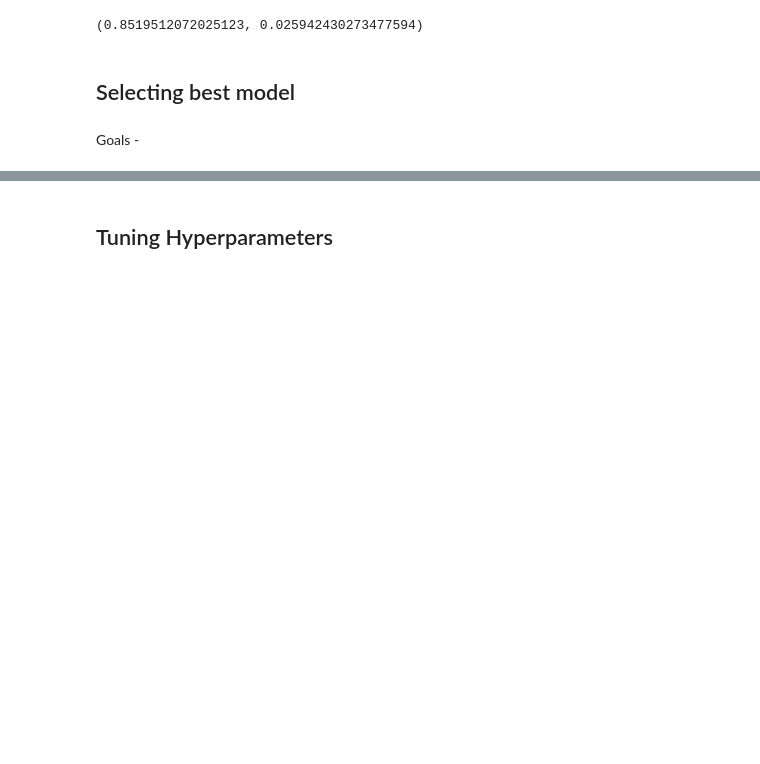
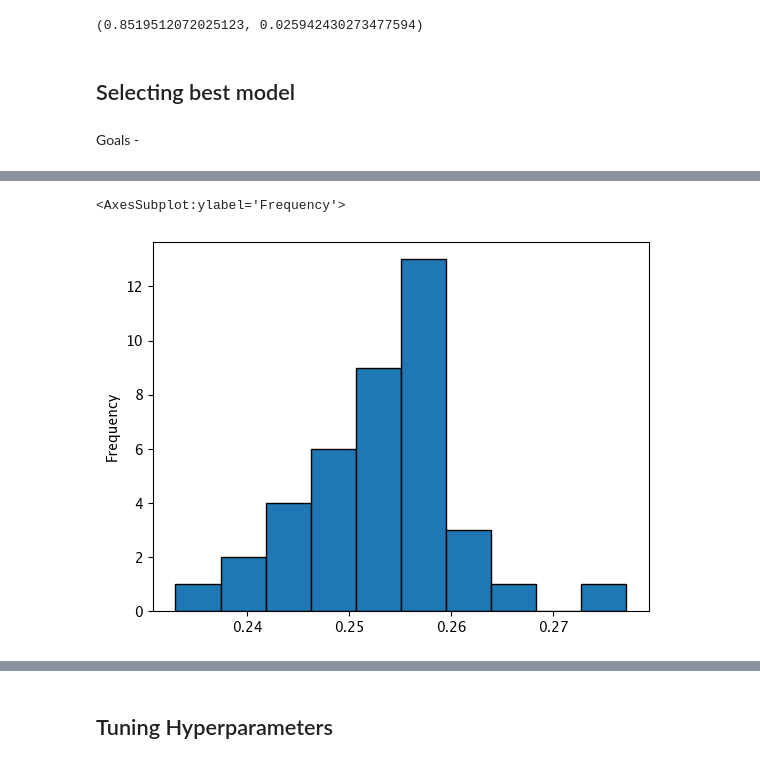
Before and after one commit to arthurlemon/courses, a Jupyter notebook: ML/sklearn/sklearn_course.ipynb, the cells around one changed output, grey strips where cells are left out. Drawn from its saved outputs; the diff is of its cells as text; code cells hidden in the pictures; blank space fills up the shorter version.

Commit message:
Chapters 2&3 sklearn course

```diff
--- a/ML/sklearn/sklearn_course.ipynb
+++ b/ML/sklearn/sklearn_course.ipynb
@@ -113,0 +163,2 @@ Goals -
+# %%
+regressor.fit(data_train, target_train)
@@ -113,0 +185,11 @@ Goals -
+# %%
+from sklearn.model_selection import cross_validate
+from sklearn.model_selection import ShuffleSplit
+
+cv = ShuffleSplit(n_splits=40, test_size=0.3, random_state=0)
+cv_results = cross_validate(
+    regressor, data, target, cv=cv, scoring=["neg_mean_absolute_percentage_error",
+                                             "neg_mean_absolute_error"]) # to get a score on MAE
+# %%
+cv_results = pd.DataFrame(cv_results)
+cv_results.head()
@@ -113,0 +203,7 @@ Goals -
+# %%
+cv_results["test_error"] = -cv_results["test_score"]
+# %%
+cv_results["test_error"].plot.hist(bins=10, edgecolor="black")
+# %% [output]
+<AxesSubplot:ylabel='Frequency'>
+[figure, added]
```
Also changed, not shown: parts of 34 cells of this notebook, 2 other files.
